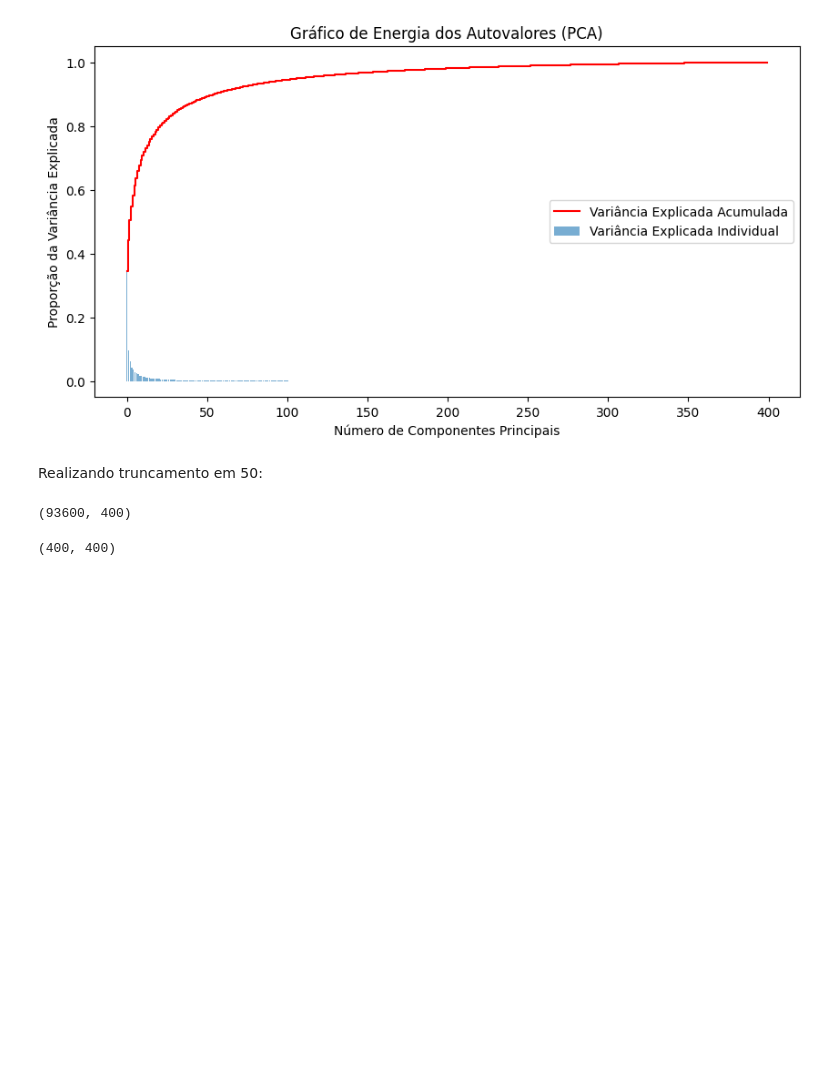
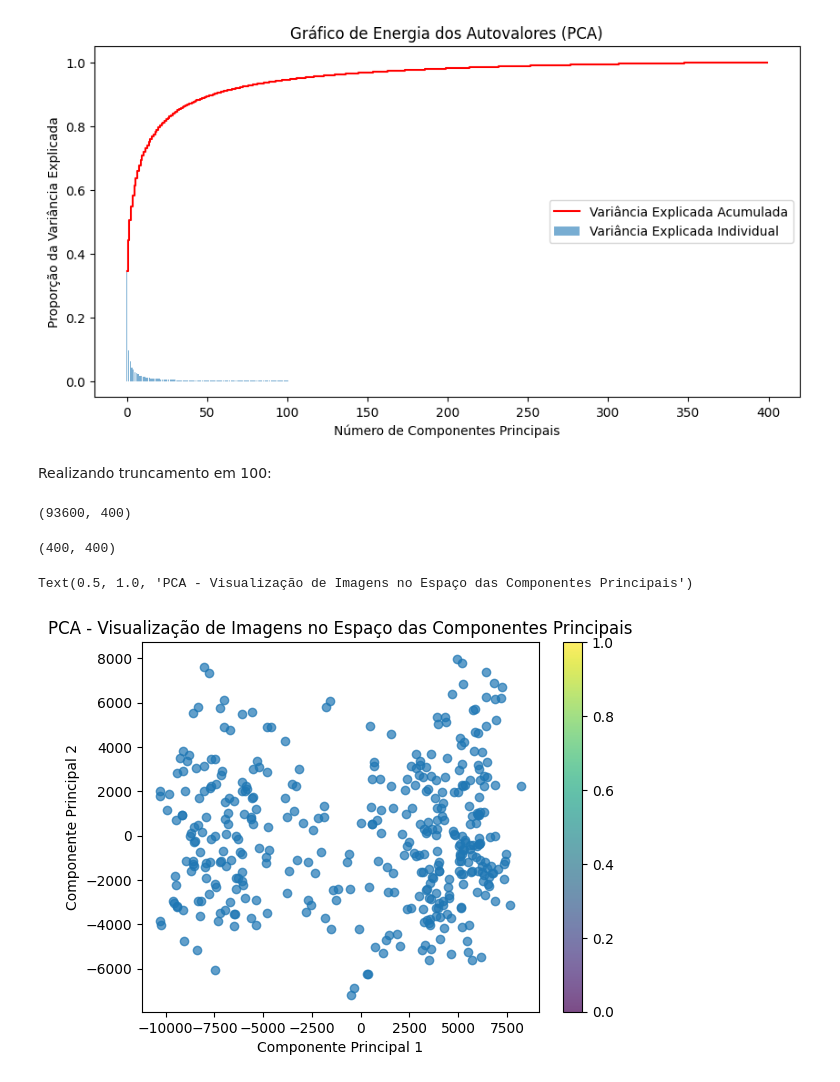
Before and after one commit to lorran-araujo/LNCC, a Jupyter notebook: disciplinas/redes-neurais/codes/lista2/exercicio3.ipynb, the cells around one changed output. Cells and saved outputs as stored; diff of their text form; code cells hidden in the pictures; blank space fills up the shorter version.

```diff
--- a/disciplinas/redes-neurais/codes/lista2/exercicio3.ipynb
+++ b/disciplinas/redes-neurais/codes/lista2/exercicio3.ipynb
@@ -141,15 +140,17 @@ plt.show()
 # %% [output]
 [figure]
 # %% [markdown]
-Realizando truncamento em 50:
+Realizando truncamento em 100:
 # %%
-import numpy as np
-
 # Criar uma matriz de zeros 400x400
 matriz = np.zeros((400, 400))
 
 # Definir os primeiros 50 elementos da diagonal como 1
-np.fill_diagonal(matriz[:50, :50], 1)
+np.fill_diagonal(matriz[:400, :100], 1)
 
 # Multiplicação da matriz de autovetores pela identidade truncada
-autovetores_truncados = np.dot(autovetores, matriz)
+PCA = np.dot(autovetores, matriz)
+
+PCA.shape
+# %% [output]
+(93600, 400)
@@ -156,4 +160,4 @@ autovetores_truncados = np.dot(autovetores, matriz)
 # %%
-autovetores_truncados.shape
+x_PCA.shape
 # %% [output]
-(93600, 400)
+(400, 400)
@@ -162,4 +164,10 @@ x_tranformado = np.dot(images_vetorizada, autovetores)
-# %%
-x_tranformado.shape
-# %% [output]
-(400, 400)
+# %%
+# Supondo que X_transformado tem 2 dimensões e Y são as labels
+plt.scatter(x_PCA[:, 0], x_PCA[:, 1], alpha=0.7)
+plt.colorbar()
+plt.xlabel('Componente Principal 1')
+plt.ylabel('Componente Principal 2')
+plt.title('PCA - Visualização de Imagens no Espaço das Componentes Principais')
+# %% [output]
+Text(0.5, 1.0, 'PCA - Visualização de Imagens no Espaço das Componentes Principais')
+[figure, added]
```
Also changed, not shown: parts of 30 cells of this notebook.
